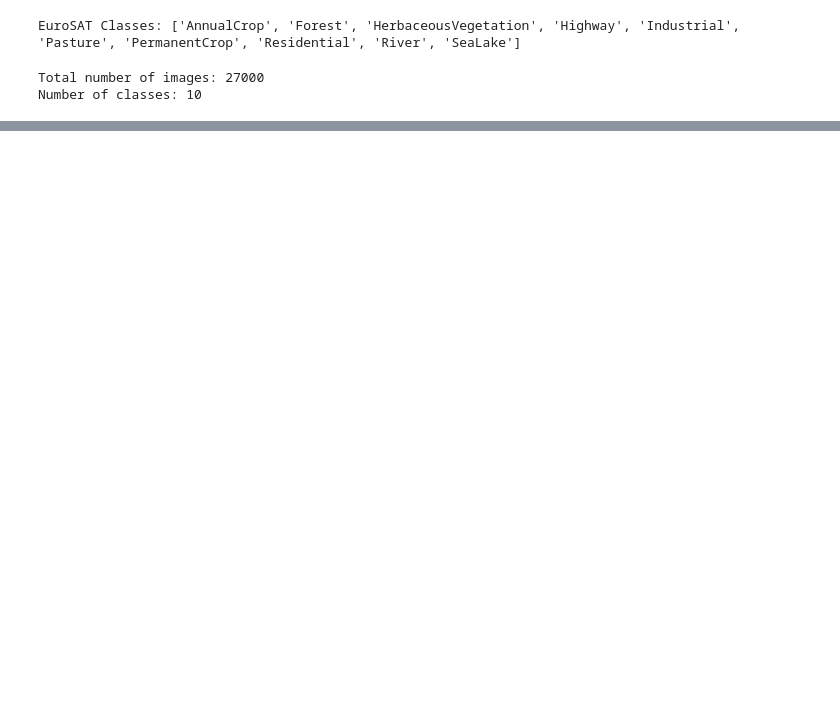
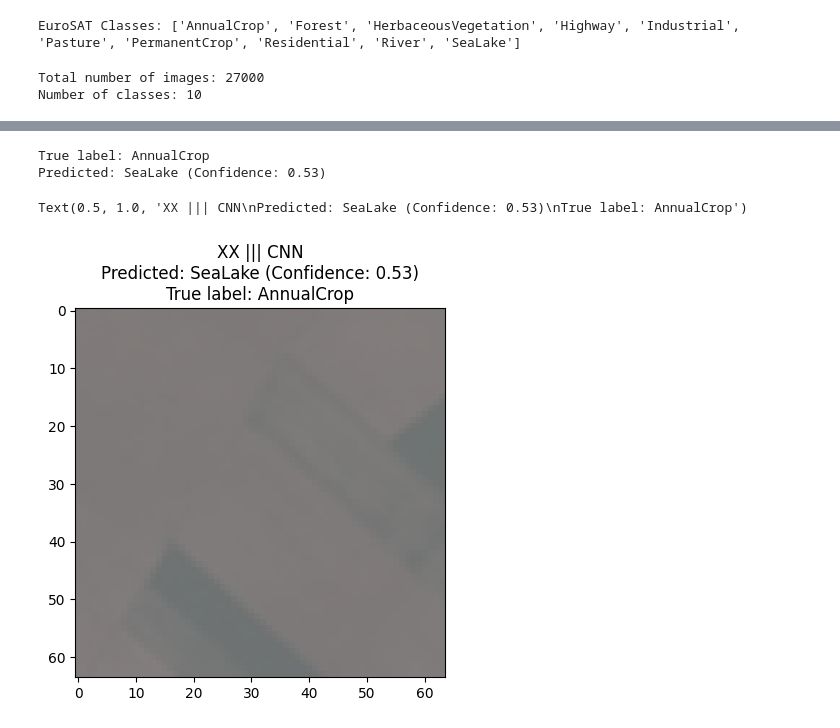
Before and after one commit to putawararevalda/bnnexperimentation, a Jupyter notebook: eurosat_eda.ipynb, the cells around one changed output, grey strips where cells are left out. Saved outputs shown, nothing was run; the diff lists cells and outputs as text; code cells hidden in the pictures; blank space fills up the shorter version.

```diff
--- a/eurosat_eda.ipynb
+++ b/eurosat_eda.ipynb
@@ -88,0 +198,5 @@ Min/Max pixel value: 0.32, 0.80
+# %%
+# Load the model
+model_cnn = CNN()
+model_cnn.load_state_dict(torch.load("results_eurosat/cnn_model.pth", map_location="cpu"))
+model_cnn.eval()  # Set to evaluation mode
@@ -88,0 +211,45 @@ Min/Max pixel value: 0.32, 0.80
+# %%
+transform_cnn = transforms.Compose([
+    transforms.Resize((64, 64)),
+    transforms.ToTensor(),
+    transforms.Normalize(mean=[0.3444, 0.3809, 0.4082], std=[0.1809, 0.1331, 0.1137])
+])
+
+# Load dataset
+dataset_cnn_all = datasets.EuroSAT(root='./data', transform=transform_cnn, download=True)
+
+with open('datasplit/split_indices.pkl', 'rb') as f:
+    split = pickle.load(f)
+    dataset_cnn_train = Subset(dataset, split['train'])
+    dataset_cnn = Subset(dataset, split['test'])
+# %%
+#image, label = dataset[25]
+#input_tensor = image.unsqueeze(0).to(device)  # Add batch dimension
+# Load a sample image
+image, label = dataset_cnn[0]  # Pick any index
+input_tensor = image.unsqueeze(0)  # Add batch dimension
+
+
+# Forward pass with Bayesian inference
+with torch.no_grad():
+    output = model_cnn(input_tensor)  # Forward pass
+    probabilities = F.softmax(output, dim=1)  # Confidence scores
+    predicted_class = probabilities.argmax(dim=1).item()
+    confidence = probabilities[0, predicted_class].item()
+
+print(f"True label: {class_names[label]}")
+print(f"Predicted: {class_names[predicted_class]} (Confidence: {probabilities[0][predicted_class]:.2f})")
+
+true_tag = "XX"
+
+if class_names[predicted_class] == class_names[label]:
+    true_tag = "CORRECT!!!"
+
+#show the image with matplotlib, with the title as the predicted class with confidence and real class
+plt.imshow(image.permute(1, 2, 0).numpy() * 0.1137 + 0.4082)
+plt.title(true_tag + f" ||| CNN\nPredicted: {class_names[predicted_class]} (Confidence: {probabilities[0][predicted_class]:.2f})\nTrue label: {class_names[label]}")
+# %% [output]
+True label: AnnualCrop
+Predicted: SeaLake (Confidence: 0.53)
+Text(0.5, 1.0, 'XX ||| CNN\nPredicted: SeaLake (Confidence: 0.53)\nTrue label: AnnualCrop')
+[figure, added]
```
Also changed, not shown: parts of 36 cells of this notebook, 8 other files.
